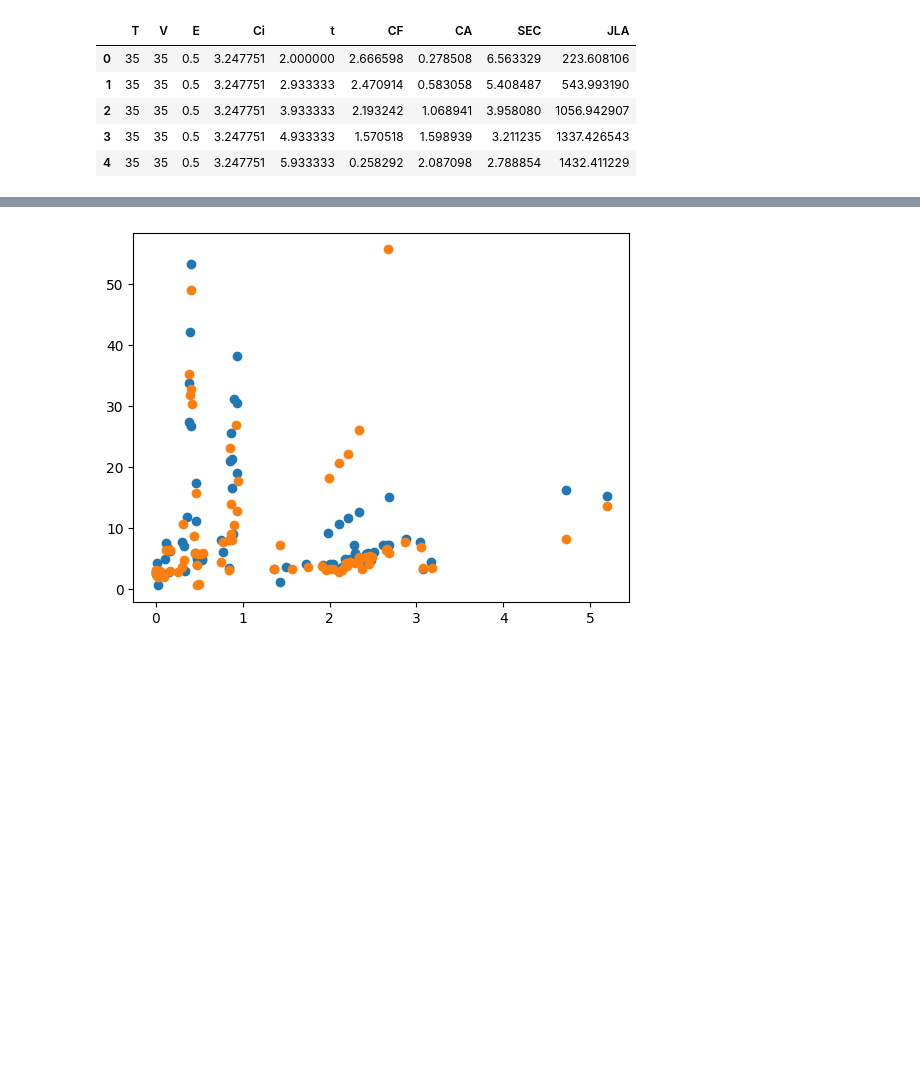
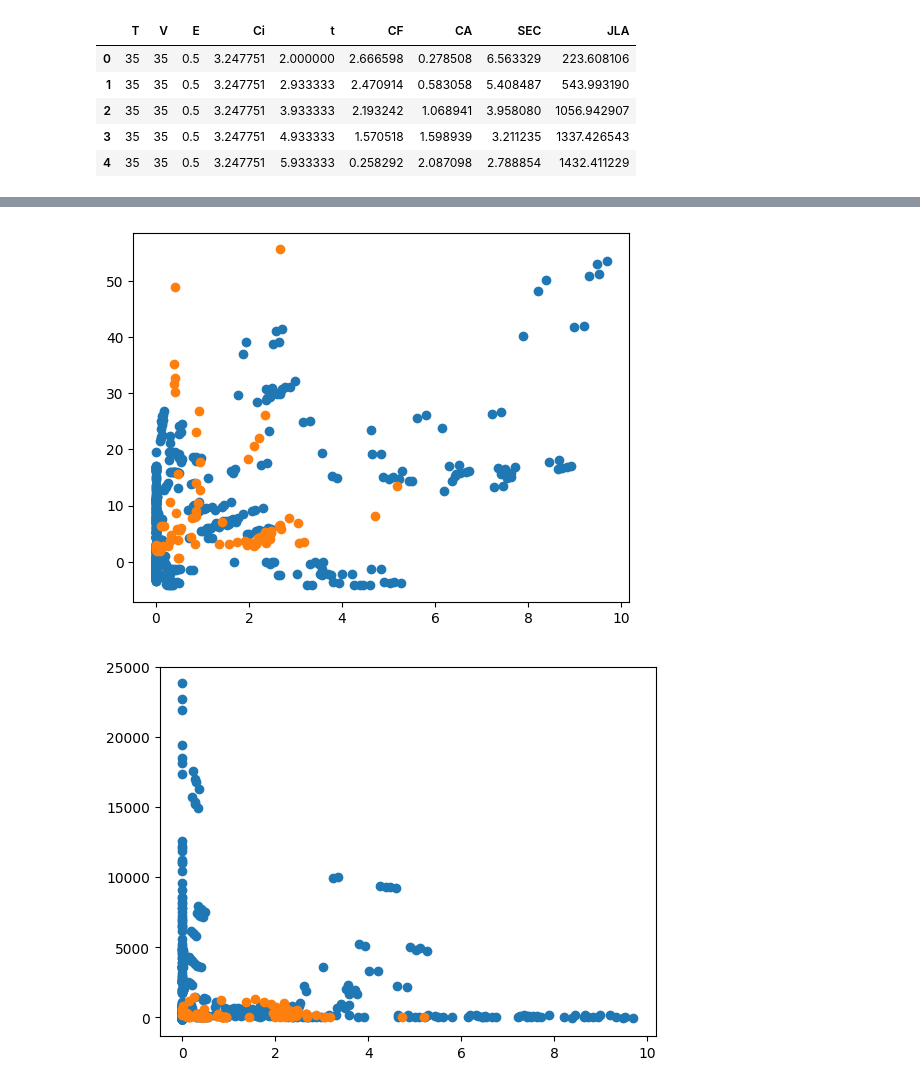
Before and after one commit to 100sjun/repos_python, a Jupyter notebook: Project/BMED/BMED Optimization.ipynb, the cells around one changed output, grey strips where cells are left out. Drawn from its saved outputs; the diff is of its cells as text; code cells hidden in the pictures; blank space fills up the shorter version.

```diff
--- a/Project/BMED/BMED Optimization.ipynb
+++ b/Project/BMED/BMED Optimization.ipynb
@@ -14,21 +14,19 @@ class CustomModel_CF(nn.Module):
     def __init__(self):
         super().__init__()
         self.hidden = nn.Sequential(
-            nn.Linear(5,40),
+            nn.Linear(5,4),
             nn.ReLU(),
-            nn.Linear(40,20),
+            nn.Linear(4,2),
             nn.ReLU(),
-            nn.Linear(20,10),
-            nn.ReLU(),
-            nn.Linear(10,5),
+            nn.Linear(2,1),
         )
 
     def forward(self, x):
         t = x[:,4].unsqueeze(1)
         C0 = x[:,3].unsqueeze(1)
-        a0, a1, a2, a3, a4 = self.hidden(x).chunk(5, dim=1)
+        a0 = self.hidden(x).chunk(5, dim=1)
 
-        k = 1e-7*(a0 + a1*t + a2*(t**2) + a3*(t**3) + a4*(t**4))
+        k = a0[0]**2
 
 
         return C0*torch.exp(-k*t)
@@ -37,20 +35,18 @@ class CustomModel_CA(nn.Module):
     def __init__(self):
         super().__init__()
         self.hidden = nn.Sequential(
-            nn.Linear(5,40),
+            nn.Linear(5,4),
             nn.ReLU(),
-            nn.Linear(40,20),
+            nn.Linear(4,2),
             nn.ReLU(),
-            nn.Linear(20,10),
-            nn.ReLU(),
-            nn.Linear(10,5),
+            nn.Linear(2,1),
         )
 
     def forward(self, x):
         t = x[:,4].unsqueeze(1)
-        a0, a1, a2, a3, a4 = self.hidden(x).chunk(5, dim=1)
+        a0= self.hidden(x).chunk(5, dim=1)
 
-        k = 1e-7*(a0 + a1*t + a2*(t**2) + a3*(t**3) + a4*(t**4))
+        k = a0[0]**2
 
 
         return torch.exp(k*t)-1
@@ -143,18 +157,20 @@ for i in range(len(Xg)):
 # %%
-nT = raw_Data['T'].values
-nV = raw_Data['V'].values
-nE = raw_Data['E'].values
-nt = raw_Data['t'].values
-nC = raw_Data['Ci'].values
-
+nT = np.unique(raw_Data['T'].values)
+nV = np.unique(raw_Data['V'].values)
+nE = np.unique(raw_Data['E'].values)
+nt = np.unique(raw_Data['t'].values)
+nC = np.unique(raw_Data['Ci'].values)
+print('nC done')
 input = np.array(list(product(nT,nV,nE,nT,nC)))
+print('input done')
 #Xm = df_MB[['T','V','E','Ci','t']].values
 #input = np.array(Xm)
 in_t = torch.FloatTensor(input)
-
+print('in_t Done')
 CFp = model_CF(in_t).detach().numpy()
+print('CFP done')
 CAp = model_CA(in_t).detach().numpy()
-
+print('CAP done')
 T, V, E, Ci, dt = [i[0] for i in input], [i[1] for i in input], [i[2] for i in input], [i[3] for i in input], [i[4] for i in input]
 
 # min-max normalization
@@ -184,9 +214,13 @@ for i in range(len(mSEC)):
 # %%
 plt.scatter(CFp,SECp)
 plt.scatter(raw_Data['CF'],raw_Data['SEC'])
 plt.show()
+plt.scatter(CFp,JLAp)
+plt.scatter(raw_Data['CF'],raw_Data['JLA'])
+plt.show()
 # %% [output]
-[figure, old version]
+[figure, new version]
+[figure, added]
 # %%
 plt.scatter(CAp,SECp)
 plt.scatter(raw_Data['CA'],raw_Data['SEC'])
```
Also changed, not shown: parts of 5 cells of this notebook, 4 other files.
